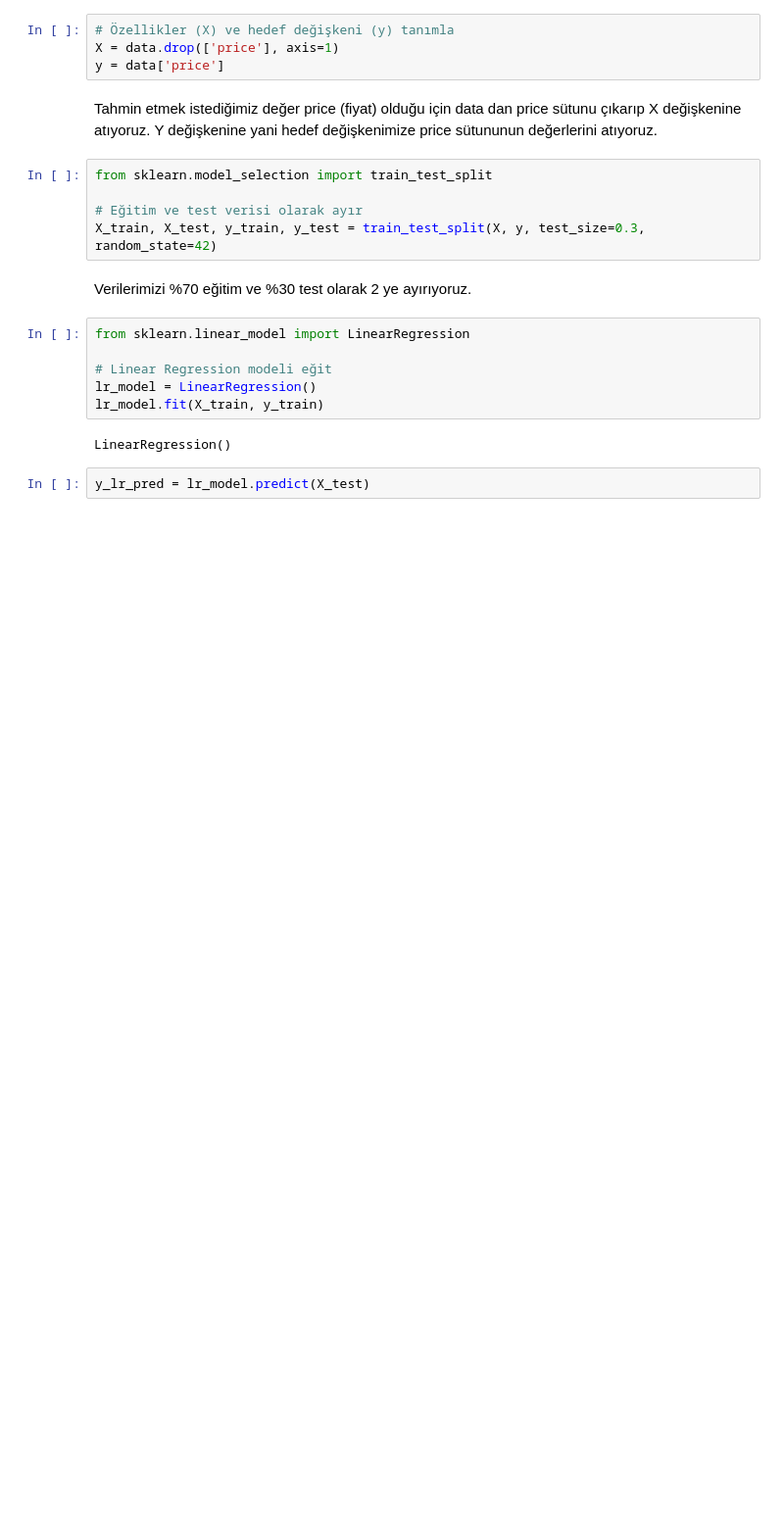
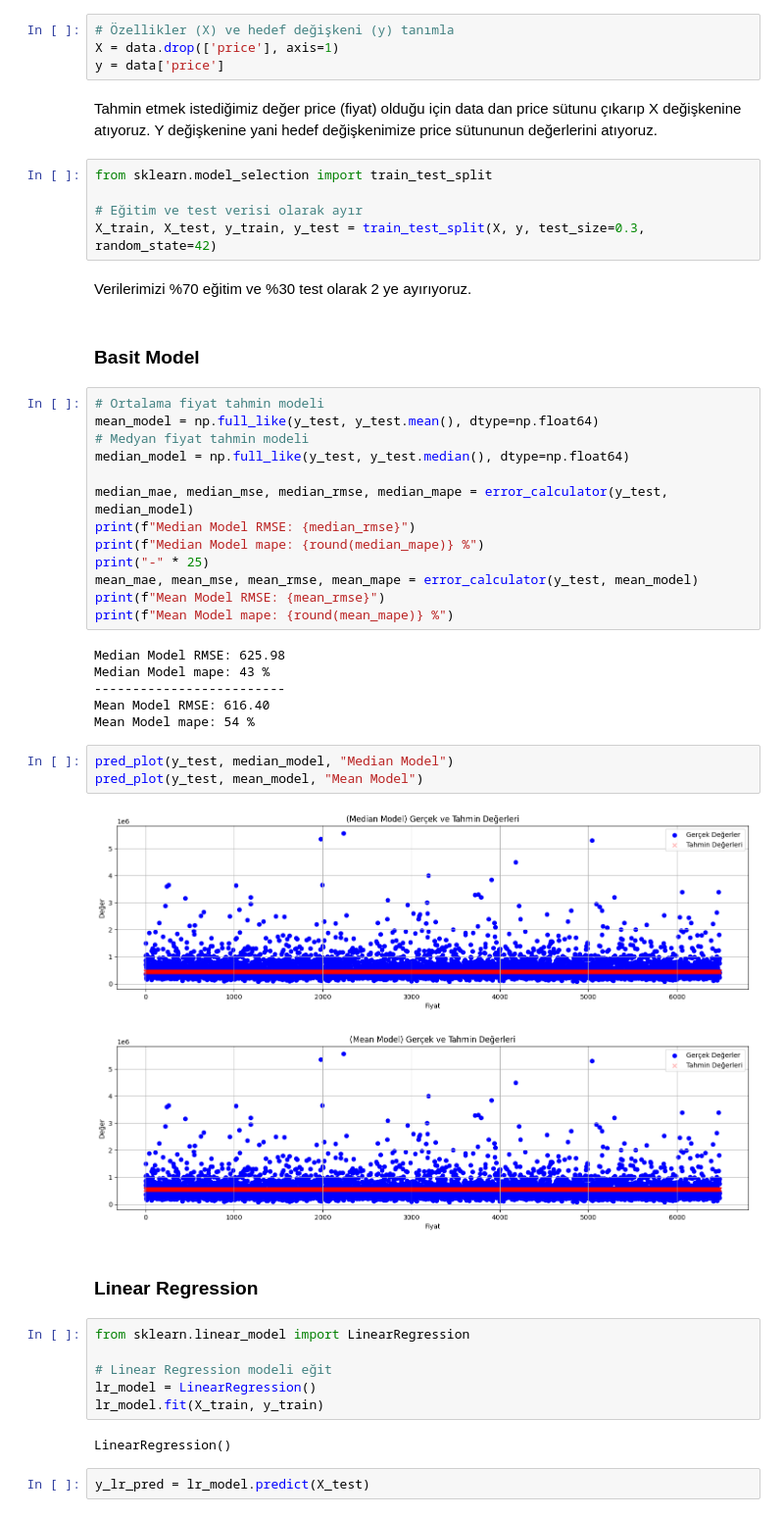
Before and after one commit to ismailcankaratas/Boston-Housing-ML, a Jupyter notebook: app.ipynb, the cells around one changed output. Shown at 98% size. Cells and saved outputs as stored; diff of their text form; blank space fills up the shorter version.

Commit message:
ön işleme model karşılaştırma

```diff
--- a/app.ipynb
+++ b/app.ipynb
@@ -388,6 +350,35 @@ from sklearn.model_selection import train_test_split
 X_train, X_test, y_train, y_test = train_test_split(X, y, test_size=0.3, random_state=42)
 # %% [markdown]
 Verilerimizi %70 eğitim ve %30 test olarak 2 ye ayırıyoruz.
+# %% [markdown]
+### Basit Model
+# %%
+# Ortalama fiyat tahmin modeli
+mean_model = np.full_like(y_test, y_test.mean(), dtype=np.float64)
+# Medyan fiyat tahmin modeli
+median_model = np.full_like(y_test, y_test.median(), dtype=np.float64)
+
+median_mae, median_mse, median_rmse, median_mape = error_calculator(y_test, median_model)
+print(f"Median Model RMSE: {median_rmse}")
+print(f"Median Model mape: {round(median_mape)} %")
+print("-" * 25)
+mean_mae, mean_mse, mean_rmse, mean_mape = error_calculator(y_test, mean_model)
+print(f"Mean Model RMSE: {mean_rmse}")
+print(f"Mean Model mape: {round(mean_mape)} %")
+# %% [output]
+Median Model RMSE: 625.98
+Median Model mape: 43 %
+-------------------------
+Mean Model RMSE: 616.40
+Mean Model mape: 54 %
+# %%
+pred_plot(y_test, median_model, "Median Model")
+pred_plot(y_test, mean_model, "Mean Model")
+# %% [output]
+[figure, added]
+[figure, added]
+# %% [markdown]
+### Linear Regression
 # %%
 from sklearn.linear_model import LinearRegression
 
```
Also changed, not shown: parts of 22 cells of this notebook, 1 other file.
